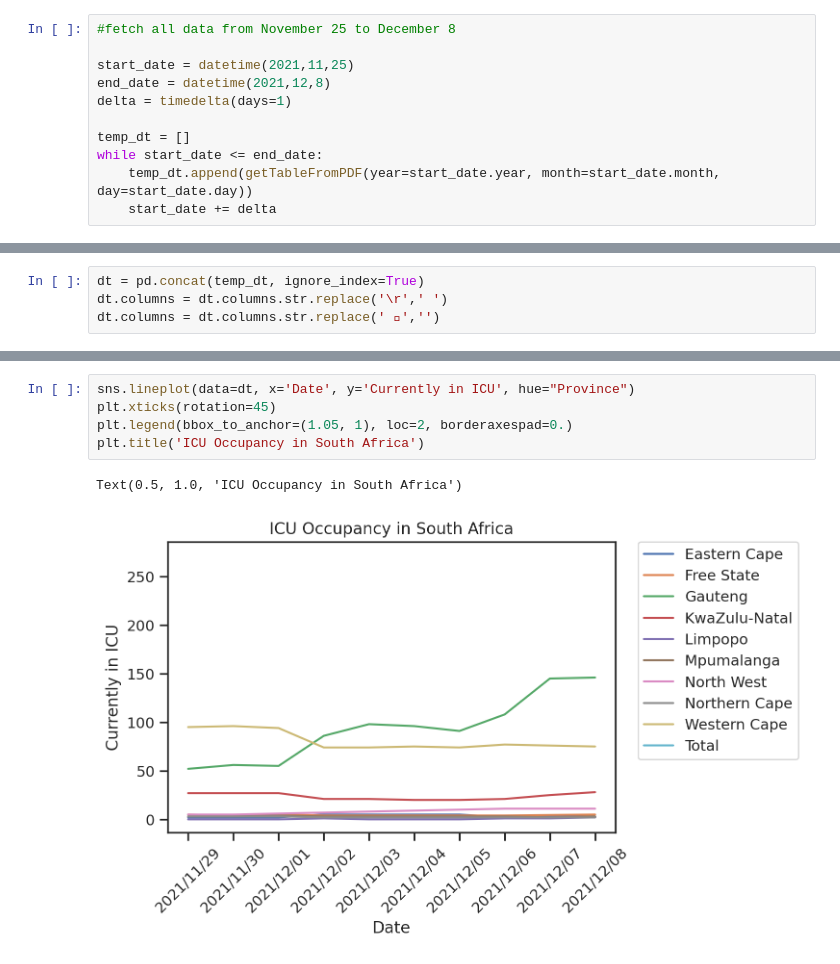
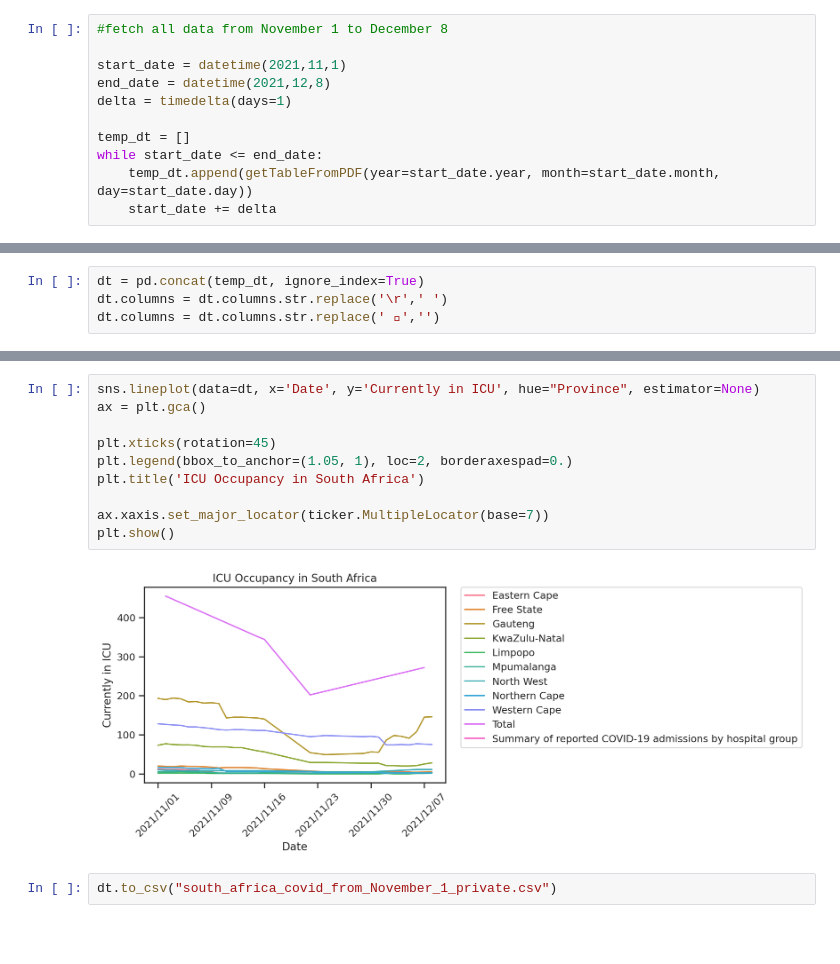
Before and after one commit to ggilestro/playground, a Jupyter notebook: south_africa_data/south_africa_data.ipynb, the cells around one changed output, grey strips where cells are left out. Saved outputs shown, nothing was run; the diff lists cells and outputs as text; blank space fills up the shorter version.

```diff
--- a/south_africa_data/south_africa_data.ipynb
+++ b/south_africa_data/south_africa_data.ipynb
@@ -47,9 +64,9 @@ def getTableFromPDF(year, month, day):
 
     print ('No file available for %s/%02d/%02d' % (year,month,day))
 # %%
-#fetch all data from November 25 to December 8
+#fetch all data from November 1 to December 8
 
-start_date = datetime(2021,11,25)
+start_date = datetime(2021,11,1)
 end_date = datetime(2021,12,8)
 delta = timedelta(days=1)
 
@@ -111,8 +128,14 @@ plt.xticks(rotation=45)
 # %%
-sns.lineplot(data=dt, x='Date', y='Currently in ICU', hue="Province")
+sns.lineplot(data=dt, x='Date', y='Currently in ICU', hue="Province", estimator=None)
+ax = plt.gca()
+
 plt.xticks(rotation=45)
 plt.legend(bbox_to_anchor=(1.05, 1), loc=2, borderaxespad=0.)
 plt.title('ICU Occupancy in South Africa')
+
+ax.xaxis.set_major_locator(ticker.MultipleLocator(base=7))
+plt.show()
 # %% [output]
-Text(0.5, 1.0, 'ICU Occupancy in South Africa')
-[figure, old version]
+[figure, new version]
+# %%
+dt.to_csv("south_africa_covid_from_November_1_private.csv")
```
Also changed, not shown: parts of 5 cells of this notebook, 1 other file.
